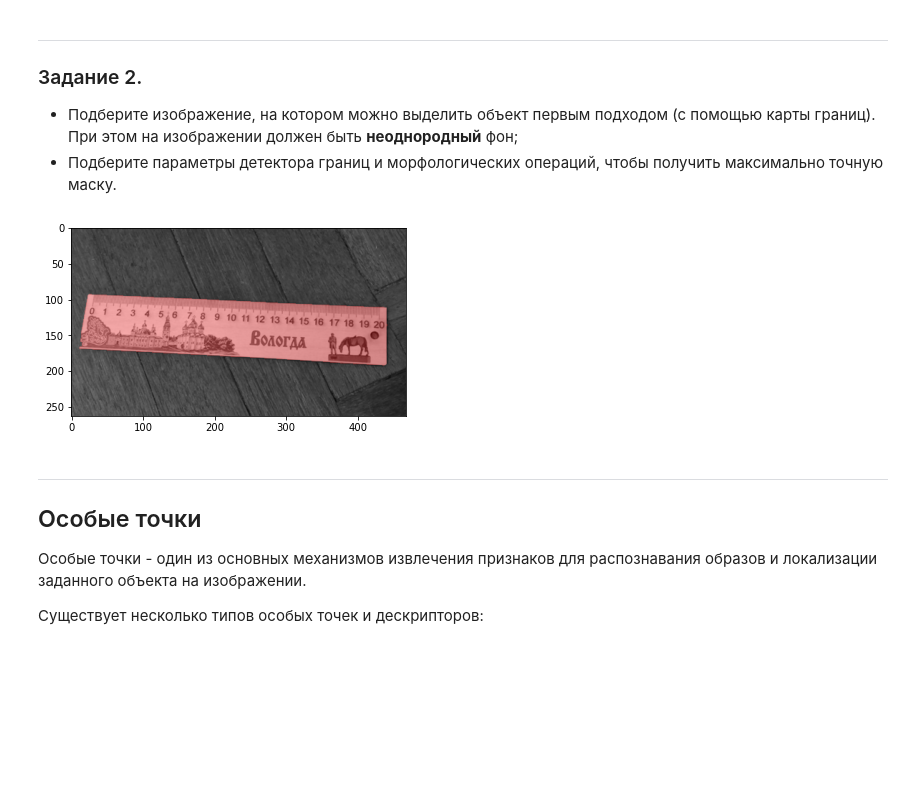
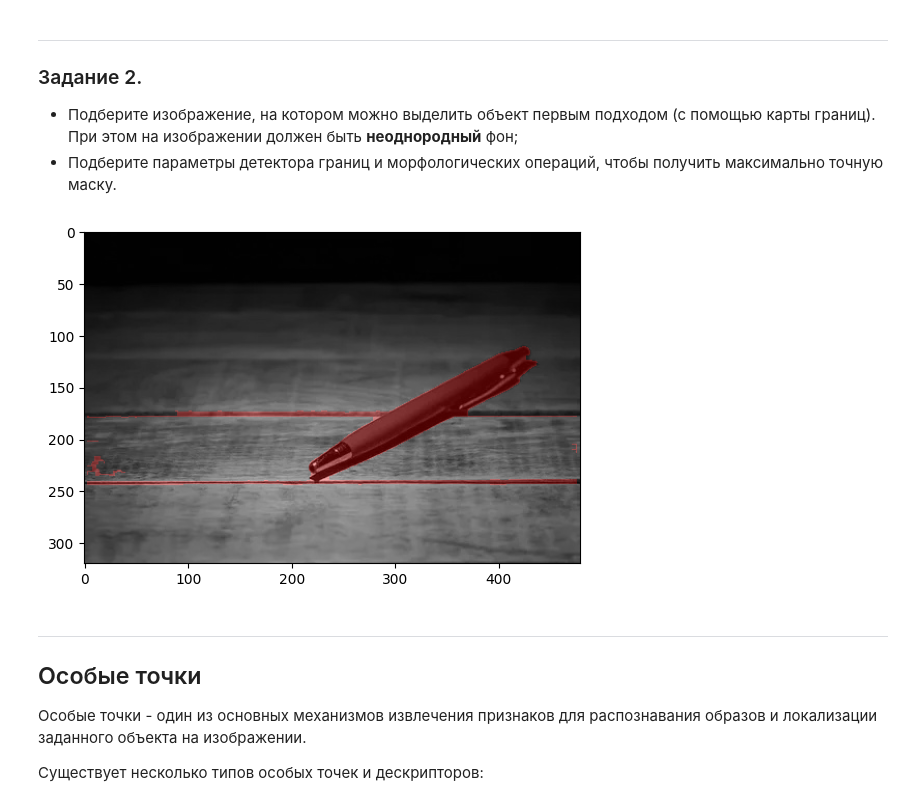
Before and after one commit to naschastliv/sem_gap_second, a Jupyter notebook: second_image_processing.ipynb, the cells around one changed output. Cells and saved outputs as stored; diff of their text form; code cells hidden in the pictures; blank space fills up the shorter version.

```diff
--- a/second_image_processing.ipynb
+++ b/second_image_processing.ipynb
@@ -213,7 +218,7 @@ for i in range(3): ax[i].set_axis_off()
 * Подберите изображение, на котором можно выделить объект первым подходом (с помощью карты границ). При этом на изображении должен быть **неоднородный** фон;
 * Подберите параметры детектора границ и морфологических операций, чтобы получить максимально точную маску.
 # %%
-segment_image_file = os.path.join("images", "ruler.png")
+segment_image_file = os.path.join("images", "pen.jpg")
 easy_to_segment = rgb2gray(imread(segment_image_file))
 
 # Эти параметры можно менять
@@ -229,34 +234,34 @@ my_edge_map = binary_closing(
         sigma=canny_sigma,
         low_threshold=canny_low_threshold,
         high_threshold=canny_high_threshold,
     ),
     footprint=binary_closing_footprint
 )
 correct_mask_borders_after_canny(my_edge_map)
 my_edge_segmentation = ndi.binary_fill_holes(my_edge_map)
 
 plt.imshow(label2rgb(my_edge_segmentation, image=easy_to_segment))
 result_image_file = os.path.join("images", "task_2.png")
 plt.savefig(result_image_file, dpi=150)
 
 # Сохранение результатов
 add_to_answer(
     "task_2",
     {
         "source_image": segment_image_file,
         "result_image": result_image_file,
         "params": {
             "canny": {
                 "sigma": canny_sigma,
                 "low_threshold": canny_low_threshold,
                 "high_threshold": canny_high_threshold,
             },
             "binary_closing_footprint_width": binary_closing_footprint_width,
         },
     },
 )
 # %% [output]
-[figure, old version]
+[figure, new version]
 # %% [markdown]
 ---
 
```
Also changed, not shown: parts of 6 cells of this notebook, 14 other files.
